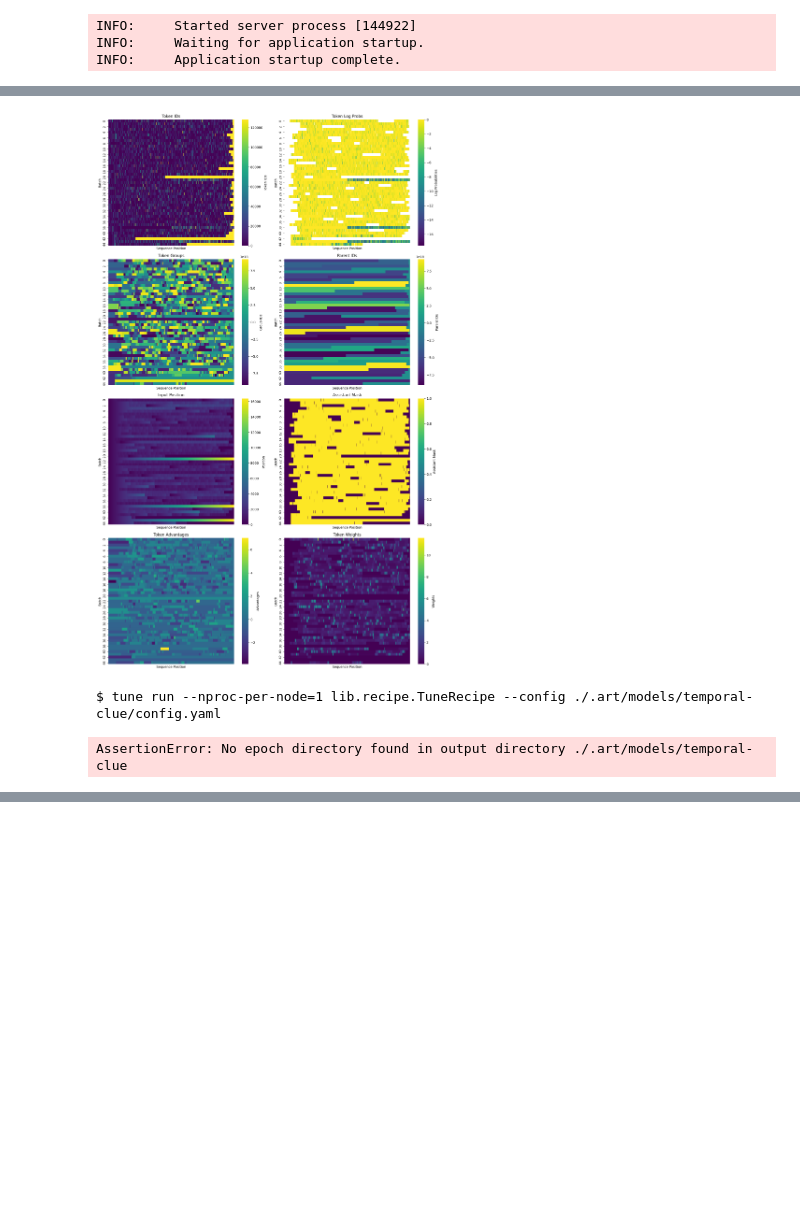
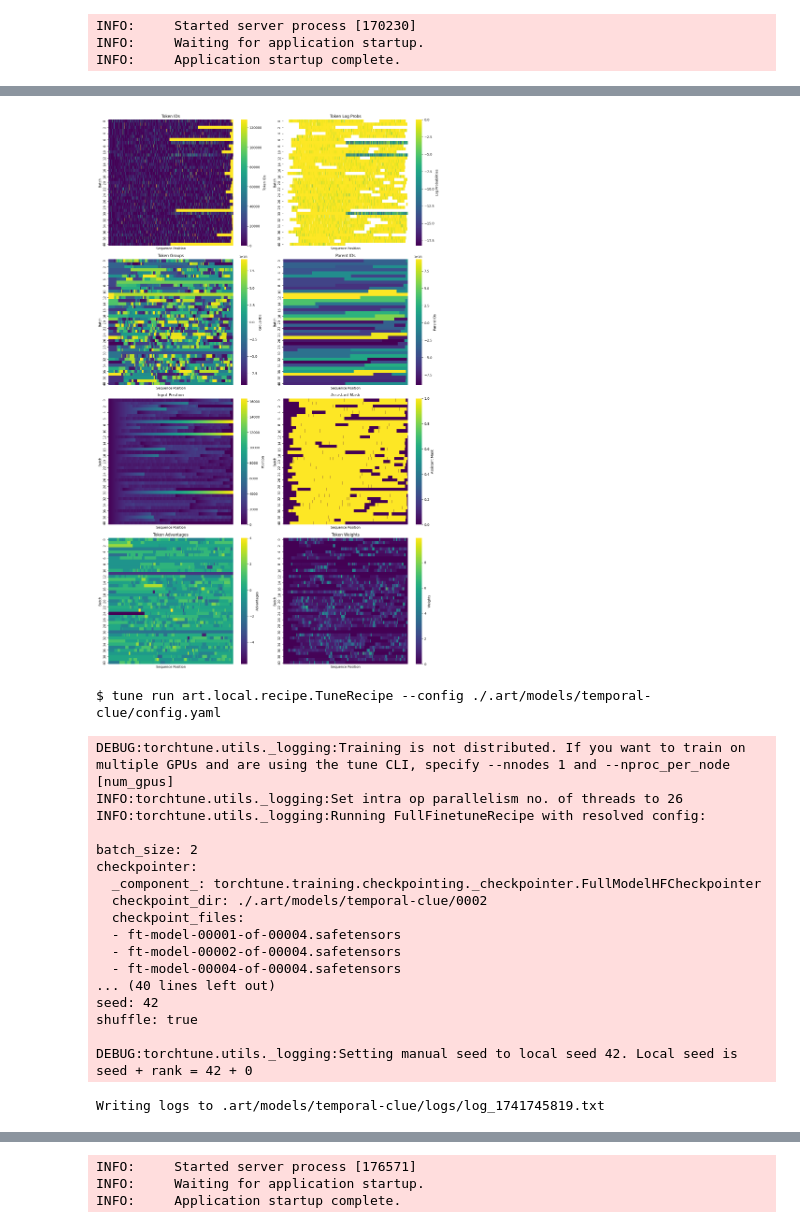
Before and after one commit to yogendrahexo/ART, a Jupyter notebook: examples/temporal-clue.ipynb, the cells around one changed output, grey strips where cells are left out. Drawn from its saved outputs; the diff is of its cells as text; code cells hidden in the pictures; blank space fills up the shorter version.

```diff
--- a/examples/temporal-clue.ipynb
+++ b/examples/temporal-clue.ipynb
@@ -67,7 +67,7 @@ async def rollout(
 
 stride = 32
 for i in range(await model.get_iteration(), 1_000):
-    async with model.openai_client() as openai_client:
+    async with model.openai_client(verbosity=2) as openai_client:
         val_groups, train_groups = await asyncio.gather(
             art.gather_groups(
                 (
@@ -86,6 +86,6 @@ for i in range(await model.get_iteration(), 1_000):
         )
     _, _ = await asyncio.gather(
         model.save_eval(val_groups),
-        model.tune(train_groups, config=art.TuneConfig(plot_tensors=True)),
+        model.tune(train_groups, config=art.TuneConfig(plot_tensors=True, verbosity=2)),
     )
 # %% [output]
@@ -127,3 +127,3 @@ INFO 03-12 01:32:33 launcher.py:31] Route: /invocations, Methods: POST
-INFO:     Started server process [144922]
+INFO:     Started server process [170230]
 INFO:     Waiting for application startup.
 INFO:     Application startup complete.
@@ -134,4 +134,21 @@ INFO:     127.0.0.1:58870 - "POST /v1/chat/completions HTTP/1.1" 200 OK
 vLLM server started succesfully. Logs can be found at ./logs/vllm.log
-[figure, old version]
+[figure, new version]
-$ tune run --nproc-per-node=1 lib.recipe.TuneRecipe --config ./.art/models/temporal-clue/config.yaml
+$ tune run art.local.recipe.TuneRecipe --config ./.art/models/temporal-clue/config.yaml
-AssertionError: No epoch directory found in output directory ./.art/models/temporal-clue
+DEBUG:torchtune.utils._logging:Training is not distributed. If you want to train on multiple GPUs and are using the tune CLI, specify --nnodes 1 and --nproc_per_node [num_gpus]
+INFO:torchtune.utils._logging:Set intra op parallelism no. of threads to 26
+INFO:torchtune.utils._logging:Running FullFinetuneRecipe with resolved config:
+
+batch_size: 2
+checkpointer:
+  _component_: torchtune.training.checkpointing._checkpointer.FullModelHFCheckpointer
+  checkpoint_dir: ./.art/models/temporal-clue/0002
+  checkpoint_files:
+  - ft-model-00001-of-00004.safetensors
+  - ft-model-00002-of-00004.safetensors
+  - ft-model-00004-of-00004.safetensors
+... (40 lines left out)
+seed: 42
+shuffle: true
+
+DEBUG:torchtune.utils._logging:Setting manual seed to local seed 42. Local seed is seed + rank = 42 + 0
+Writing logs to .art/models/temporal-clue/logs/log_1741745819.txt
@@ -137,0 +207,3 @@ AssertionError: No epoch directory found in output directory ./.art/models/tempo
+INFO:     Started server process [176571]
+INFO:     Waiting for application startup.
+INFO:     Application startup complete.
```
Also changed, not shown: parts of 3 cells of this notebook, 4 other files.
